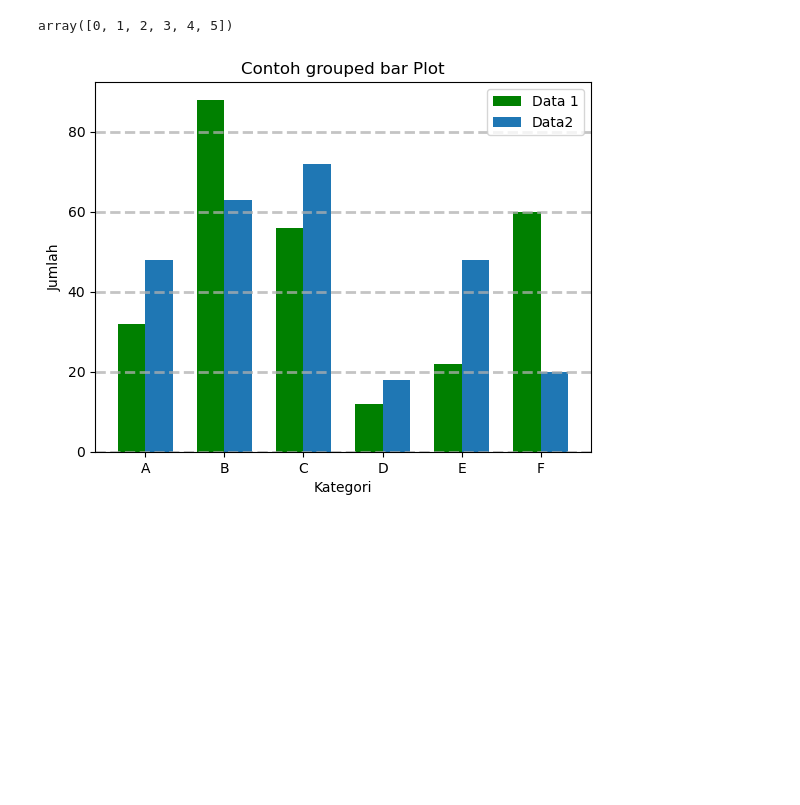
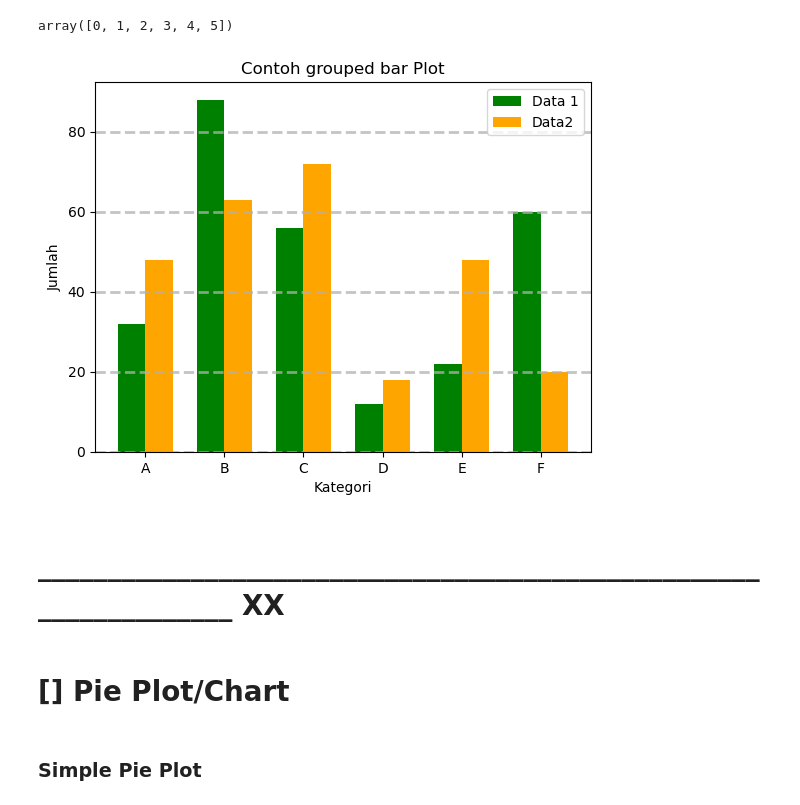
Before and after one commit to Edy-Mochamad/Learn-visualization-data, a Jupyter notebook: pengenalan-Matplotlib.ipynb, the cells around one changed output. Drawn from its saved outputs; the diff is of its cells as text; code cells hidden in the pictures; blank space fills up the shorter version.

```diff
--- a/pengenalan-Matplotlib.ipynb
+++ b/pengenalan-Matplotlib.ipynb
@@ -594,23 +594,29 @@ array([0, 1, 2, 3, 4, 5])
 # %%
 width = 0.35
 
-plt.bar(x-width/2, data1, width, label = 'Data 1', color = 'g')
-plt.bar(x+width/2, data2, width, label = 'Data2')
+plt.bar(x-width/2, data1, width, label = 'Data 1', color = 'green')
+plt.bar(x+width/2, data2, width, label = 'Data2', color = 'orange')
 
 plt.xticks(x, kategori) #berguna untuk mengganti nilai yang ditampilkan pada sumbu x
 
 plt.grid(
     linestyle = '--',
     linewidth = 2,
     axis = 'y',
     alpha = 0.75
 )
 
 plt.xlabel('Kategori')
 plt.ylabel('Jumlah')
 plt.title('Contoh grouped bar Plot')
 
 plt.legend()
 plt.show()
 # %% [output]
-[figure, old version]
+[figure, new version]
+# %% [markdown]
+# **__________________________________________________________________ XX**
+# %% [markdown]
+# **[] Pie Plot/Chart**
+# %% [markdown]
+### **Simple Pie Plot**
```
Also changed, not shown: parts of 2 cells of this notebook.
